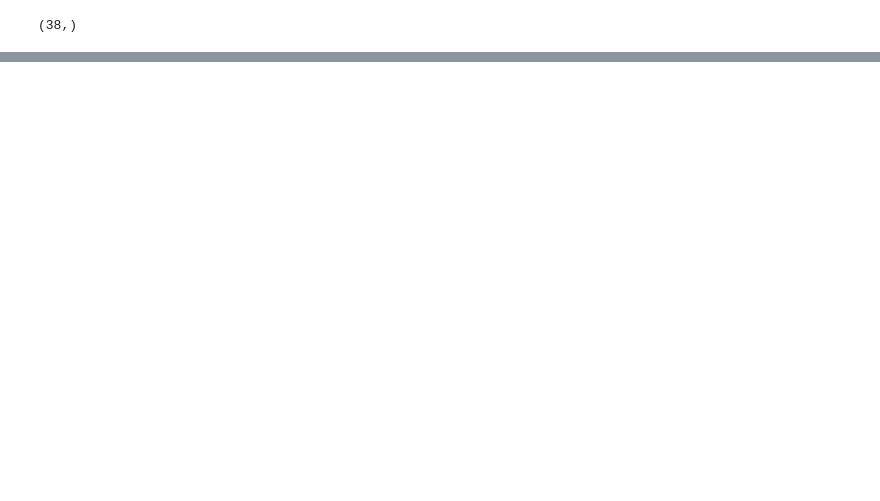
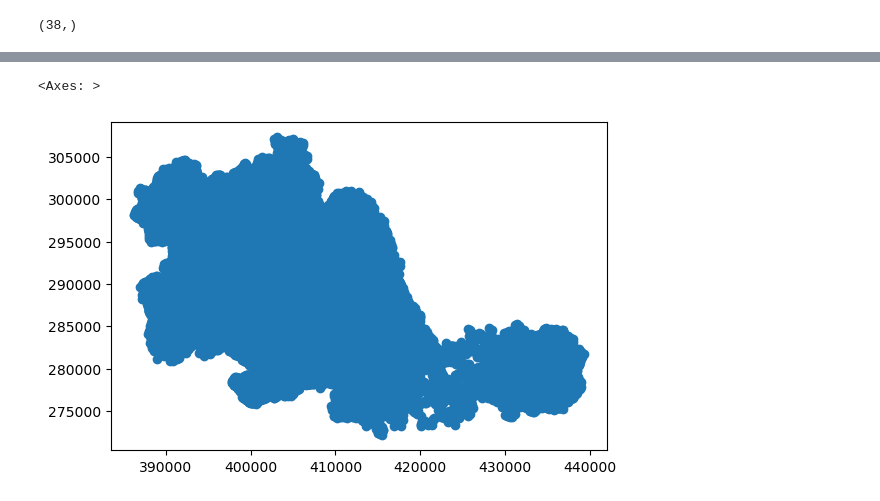
Before and after one commit to BohaoSuCC/CASADataHackathon, a Jupyter notebook: DataPreprocess/PreprocessBohao.ipynb, the cells around one changed output, grey strips where cells are left out. Drawn from its saved outputs; the diff is of its cells as text; code cells hidden in the pictures; blank space fills up the shorter version.

```diff
--- a/DataPreprocess/PreprocessBohao.ipynb
+++ b/DataPreprocess/PreprocessBohao.ipynb
@@ -132,0 +142,5 @@ incident_csv_14_22 = incident_csv[(incident_csv['call_time'] > '2014-08-05') & (
+# %%
+incident_gpd.plot()
+# %% [output]
+<Axes: >
+[figure, added]
```
Also changed, not shown: parts of 12 cells of this notebook, 7 other files.
